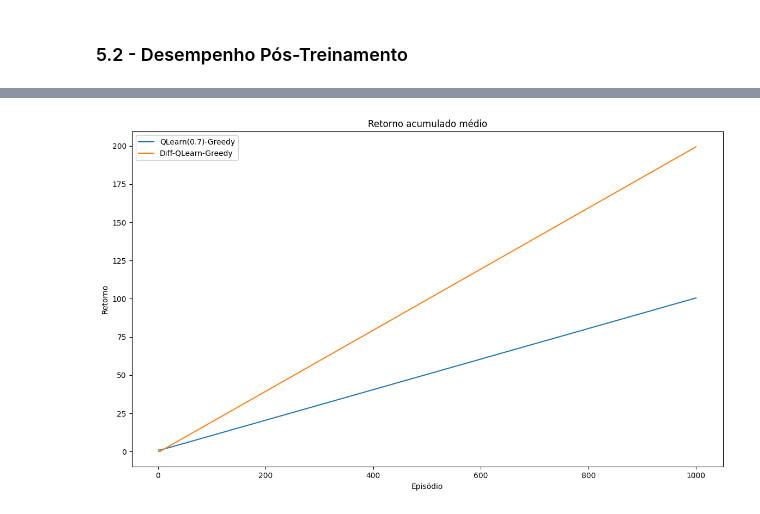
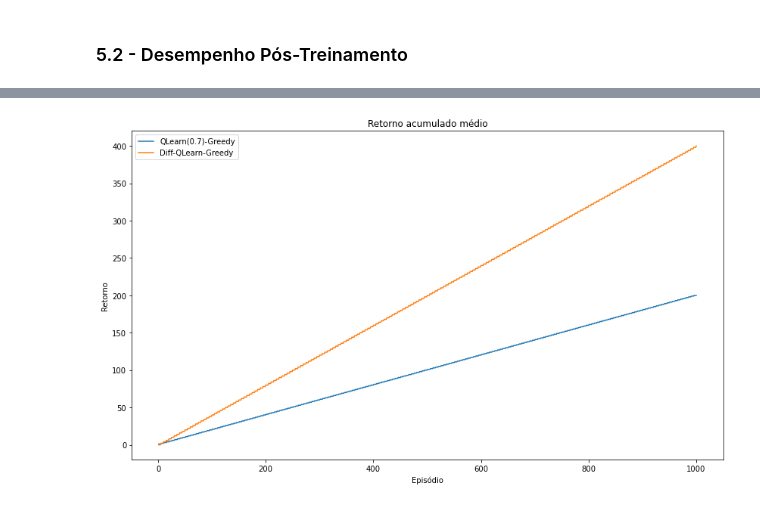
Before and after one commit to pablo-sampaio/rl_facil, a Jupyter notebook: cap06/cap06-main-2.ipynb, the cells around one changed output, grey strips where cells are left out. Saved outputs shown, nothing was run; the diff lists cells and outputs as text; code cells hidden in the pictures.

```diff
--- a/cap06/cap06-main-2.ipynb
+++ b/cap06/cap06-main-2.ipynb
@@ -397,4 +392,4 @@ Executing <function repeated_exec_greedy_Q.<locals>.run_q_greedy at 0x...>:
 # %%
-plot_multiple_results(results, cumulative=True, window=1)
+plot_multiple_results(results, cumulative='sum', window=1)
 # %% [output]
-[figure, old version]
+[figure, new version]
```
Also changed, not shown: parts of 12 cells of this notebook, 1 other file.
